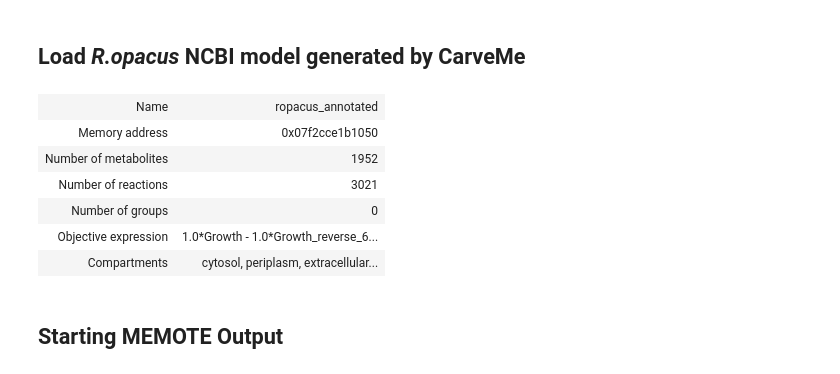
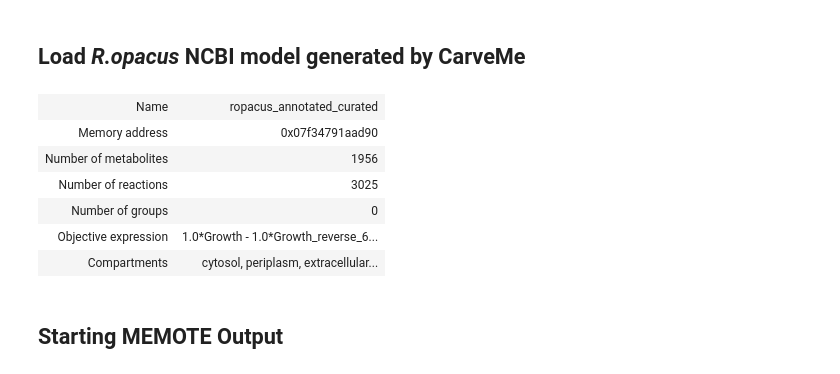
Before and after one commit to LBLQMM/RhodococcusGSM, a Jupyter notebook: old_files_2/D_curation.ipynb, the cells around one changed output. Cells and saved outputs as stored; diff of their text form; code cells hidden in the pictures.

```diff
--- a/old_files_2/D_curation.ipynb
+++ b/old_files_2/D_curation.ipynb
@@ -23,13 +23,13 @@ This notebook assigns formulas to metabolites that have more than one formula in
 # %% [markdown]
 ## Load *R.opacus* NCBI model generated by CarveMe
 # %%
-# model = cobra.io.read_sbml_model("../models/Ropacus_annotated.xml")
-# model
+model = cobra.io.read_sbml_model("../models/Ropacus_annotated_curated.xml")
+model
 # %% [output]
-| Name | ropacus_annotated |
-| Memory address | 0x07f2cce1b1050 |
-| Number of metabolites | 1952 |
-| Number of reactions | 3021 |
+| Name | ropacus_annotated_curated |
+| Memory address | 0x07f34791aad90 |
+| Number of metabolites | 1956 |
+| Number of reactions | 3025 |
 | Number of groups | 0 |
 | Objective expression | 1.0*Growth - 1.0*Growth_reverse_6... |
 | Compartments | cytosol, periplasm, extracellular... |
```
Also changed, not shown: parts of 8 cells of this notebook, 19 other files.
